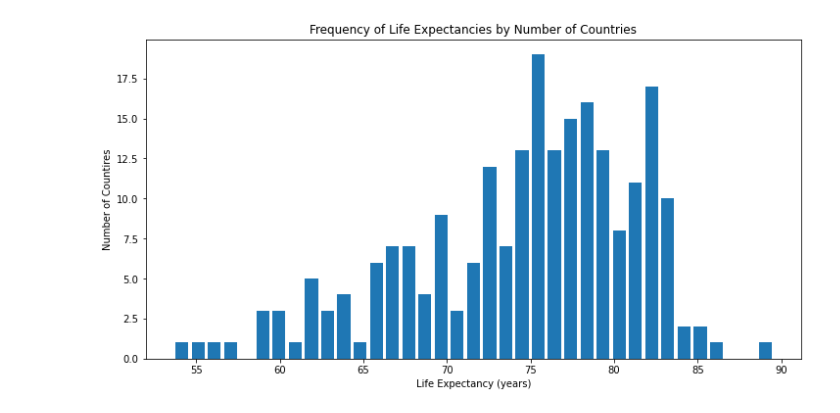
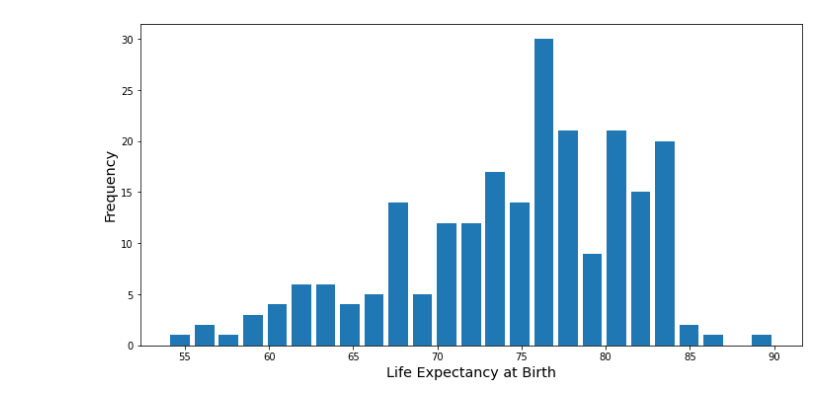
Before and after one commit to RebeccaVachon/Country_Comparisons, a Jupyter notebook: comparison.ipynb, the cells around one changed output. Drawn from its saved outputs; the diff is of its cells as text; code cells hidden in the pictures.

Commit message:
continued working on data visualization and added markdown cells.

```diff
--- a/comparison.ipynb
+++ b/comparison.ipynb
@@ -52,0 +41,6 @@ The median life expectancy for all countries is 75.8 years.
+# %%
+# Removing the comma and dollar sign from the Real-GDP-Per-Capita column so the values in that column can be used later on in the project
+clean_comparison_df['REAL-GDP-PER-CAPITA'] = clean_comparison_df['REAL-GDP-PER-CAPITA'].astype(str)
+clean_comparison_df['REAL-GDP-PER-CAPITA'] = clean_comparison_df['REAL-GDP-PER-CAPITA'].replace('\$','', regex=True)
+clean_comparison_df['REAL-GDP-PER-CAPITA'] = clean_comparison_df['REAL-GDP-PER-CAPITA'].replace(',','', regex=True)
+clean_comparison_df['REAL-GDP-PER-CAPITA'] = clean_comparison_df['REAL-GDP-PER-CAPITA'].astype(float)
@@ -52,0 +49,14 @@ The median life expectancy for all countries is 75.8 years.
+# %%
+# Ranking each country from greatest life expectancy to least life expectancy and creating a column to store the ranking
+ranked_comparison_df = clean_comparison_df.copy()
+ranked_comparison_df['Life_Expectancy_Rank'] = ranked_comparison_df['LIFE-EXPECTANCY-AT-BIRTH'].rank(ascending=False)
+
+# Now ranking each country from highest GDP per capita to lowest GDP per capita and creating a column for that ranking
+double_ranked_comparsion_df = ranked_comparison_df.copy()
+double_ranked_comparsion_df['GDP_Rank'] = double_ranked_comparsion_df['REAL-GDP-PER-CAPITA'].rank(ascending='False')
+
+# sorting dataframe by life expectancy rank in descending order
+sorted_comparison_df = double_ranked_comparsion_df.sort_values(by='Life_Expectancy_Rank')
+
+# displaying the countires with the 5 best life expectancies
+sorted_comparison_df.head()
@@ -87,0 +115,5 @@ plt.show()
+# %%
+#set variables
+expectancy=sorted_comparison_df['LIFE-EXPECTANCY-AT-BIRTH']
+expectancy=np.round(expectancy,0)
+expectancy=expectancy.astype(int)
@@ -88,10 +146,11 @@ plt.show()
 # %%
-#Histogram
+# Histogram of Life Expectancy ranges
 plt.figure(figsize=(12,6))
-plt.hist(sorted_comparison_df['LIFE-EXPECTANCY-AT-BIRTH'], bins = 37, rwidth=0.8)
-plt.title('Frequency of Life Expectancies by Number of Countries')
-plt.xlabel("Life Expectancy (years)")
-plt.ylabel("Number of Countires")
+plt.hist(expectancy, bins=25, rwidth=0.8)
+
+
+plt.xlabel('Life Expectancy at Birth', fontsize='x-large')
+plt.ylabel("Frequency", fontsize='x-large')
 plt.show()
 # %% [output]
-[figure, old version]
+[figure, new version]
```
Also changed, not shown: parts of 22 cells of this notebook.
